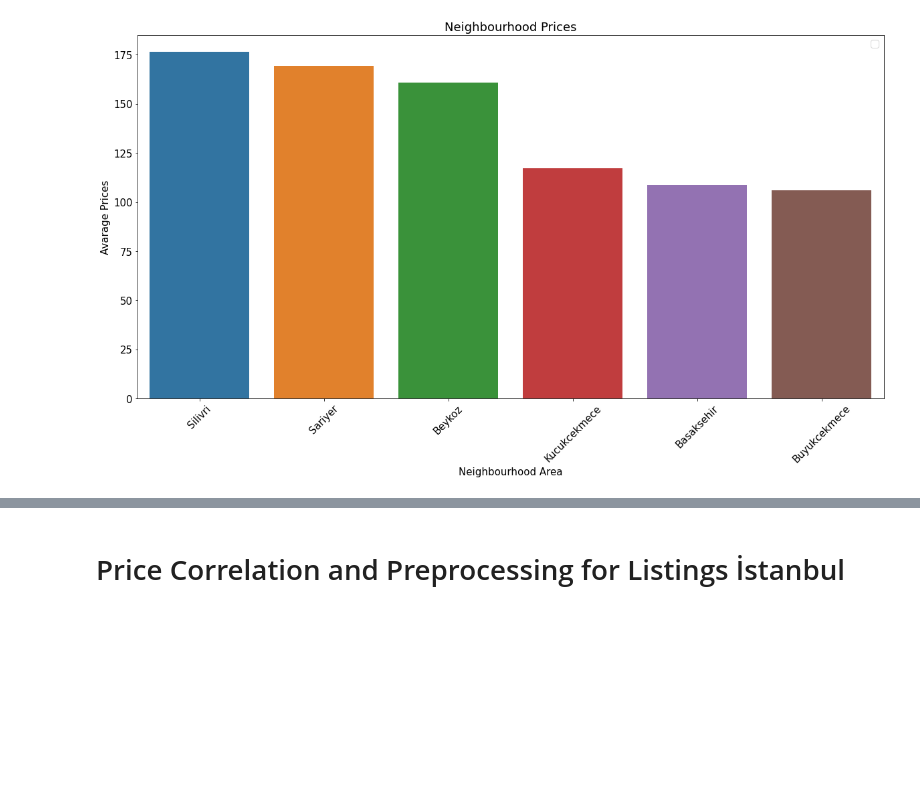
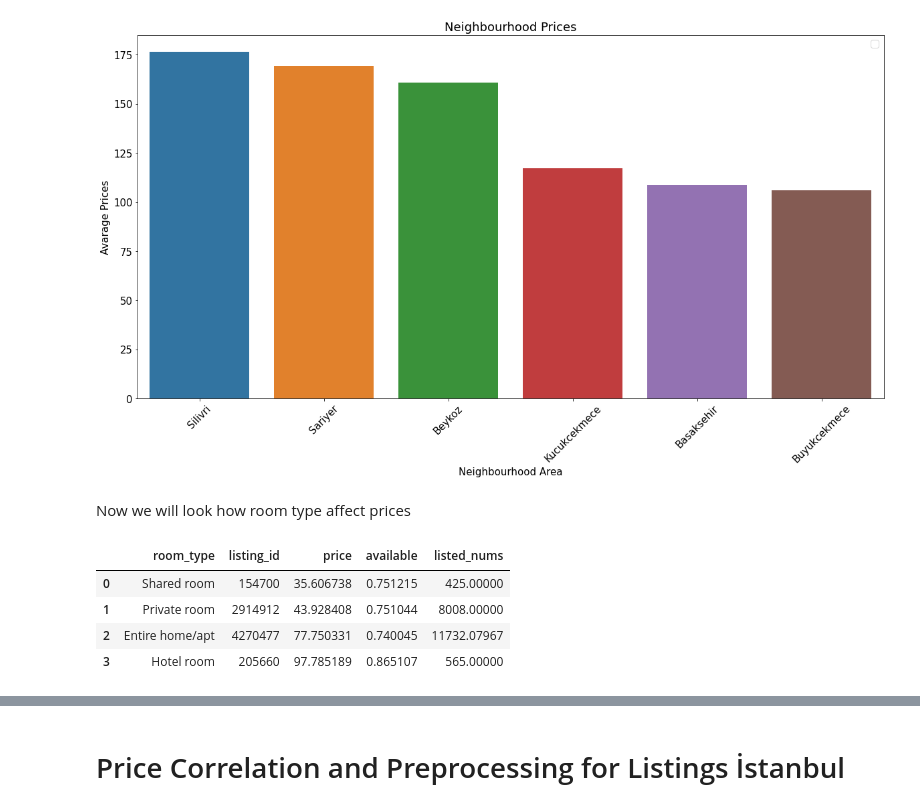
Before and after one commit to BenTata-86/Airbnb-Istanbul-Athens-Comparison, a Jupyter notebook: airbnb-istanbul-vs-athens.ipynb, the cells around one changed output, grey strips where cells are left out. Drawn from its saved outputs; the diff is of its cells as text; code cells hidden in the pictures; blank space fills up the shorter version.

```diff
--- a/airbnb-istanbul-vs-athens.ipynb
+++ b/airbnb-istanbul-vs-athens.ipynb
@@ -253,3 +253,16 @@ plt.legend(loc='best')
 No handles with labels found to put in legend.
 <matplotlib.legend.Legend at 0x...>
 [figure]
+# %% [markdown]
+Now we will look how room type affect prices
+# %%
+room_type_df = merged_table.groupby(['room_type']).agg({'listing_id':'count', 'price':'mean', 'available':'mean'})
+room_type_df['listed_nums'] = room_type_df['listing_id']/364
+room_type_df = room_type_df.sort_values(['price']).reset_index()
+room_type_df.head()
+# %% [output]
+|  | room_type | listing_id | price | available | listed_nums |
+| 0 | Shared room | 154700 | 35.606738 | 0.751215 | 425.00000 |
+| 1 | Private room | 2914912 | 43.928408 | 0.751044 | 8008.00000 |
+| 2 | Entire home/apt | 4270477 | 77.750331 | 0.740045 | 11732.07967 |
+| 3 | Hotel room | 205660 | 97.785189 | 0.865107 | 565.00000 |
```
Also changed, not shown: parts of 5 cells of this notebook.
